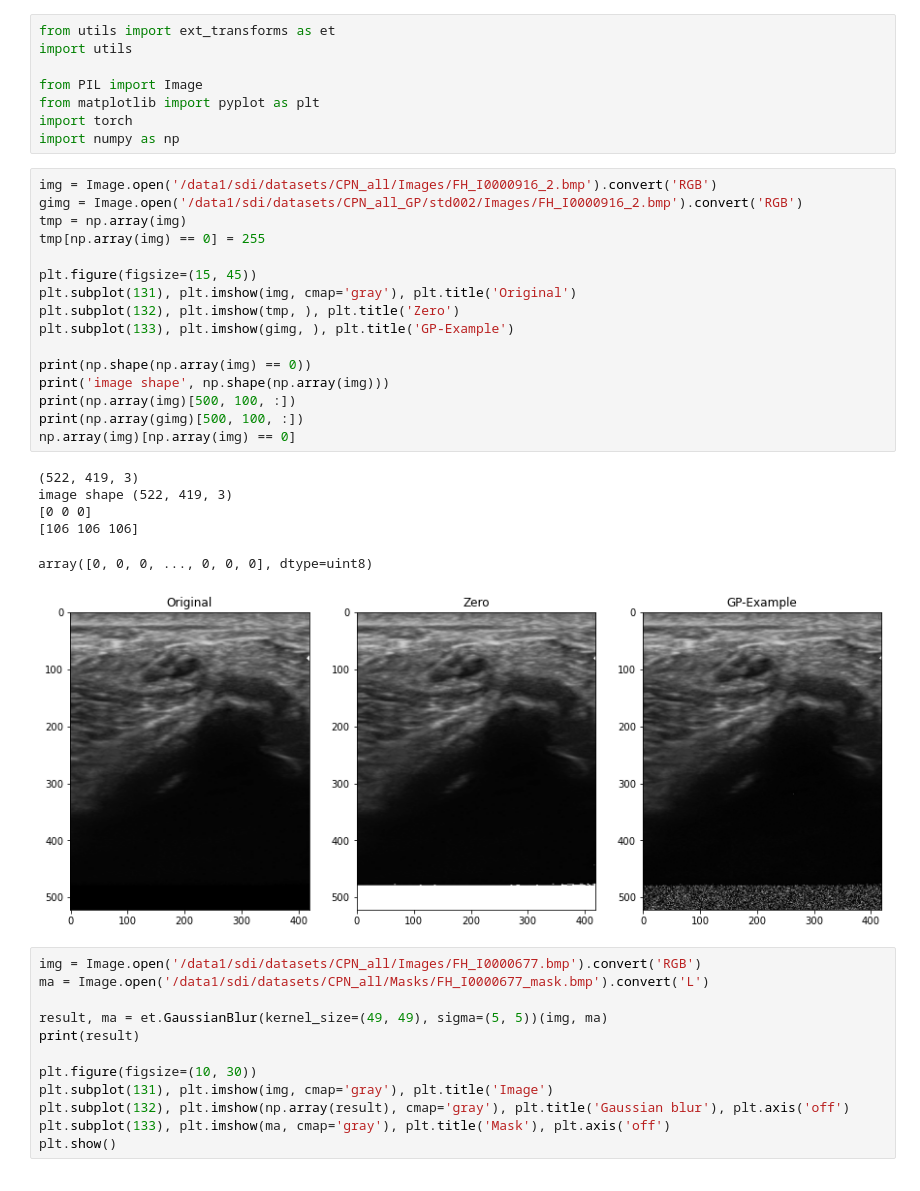
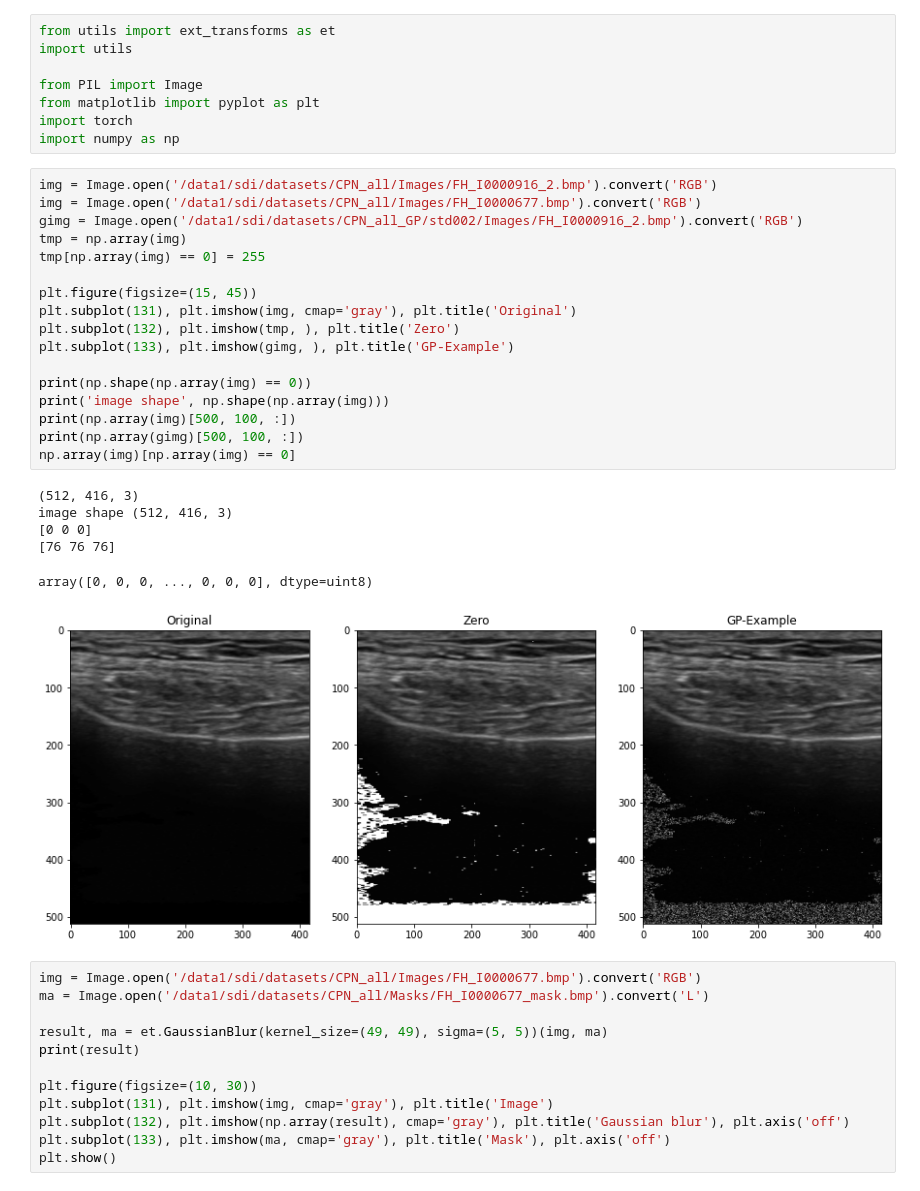
Before and after one commit to DongDong500/CPNKDv2, a Jupyter notebook: pallete_trans.ipynb, the cells around one changed output. Saved outputs shown, nothing was run; the diff lists cells and outputs as text.

```diff
--- a/pallete_trans.ipynb
+++ b/pallete_trans.ipynb
@@ -8,27 +8,28 @@ import torch
 import numpy as np
 # %%
 img = Image.open('/data1/sdi/datasets/CPN_all/Images/FH_I0000916_2.bmp').convert('RGB')
+img = Image.open('/data1/sdi/datasets/CPN_all/Images/FH_I0000677.bmp').convert('RGB')
 gimg = Image.open('/data1/sdi/datasets/CPN_all_GP/std002/Images/FH_I0000916_2.bmp').convert('RGB')
 tmp = np.array(img)
 tmp[np.array(img) == 0] = 255
 
 plt.figure(figsize=(15, 45))
 plt.subplot(131), plt.imshow(img, cmap='gray'), plt.title('Original')
 plt.subplot(132), plt.imshow(tmp, ), plt.title('Zero')
 plt.subplot(133), plt.imshow(gimg, ), plt.title('GP-Example')
 
 print(np.shape(np.array(img) == 0))
 print('image shape', np.shape(np.array(img)))
 print(np.array(img)[500, 100, :])
 print(np.array(gimg)[500, 100, :])
 np.array(img)[np.array(img) == 0]
 # %% [output]
-(522, 419, 3)
-image shape (522, 419, 3)
+(512, 416, 3)
+image shape (512, 416, 3)
 [0 0 0]
-[106 106 106]
+[76 76 76]
 array([0, 0, 0, ..., 0, 0, 0], dtype=uint8)
-[figure, old version]
+[figure, new version]
 # %%
 img = Image.open('/data1/sdi/datasets/CPN_all/Images/FH_I0000677.bmp').convert('RGB')
 ma = Image.open('/data1/sdi/datasets/CPN_all/Masks/FH_I0000677_mask.bmp').convert('L')
```
Also changed, not shown: 2 other files.
